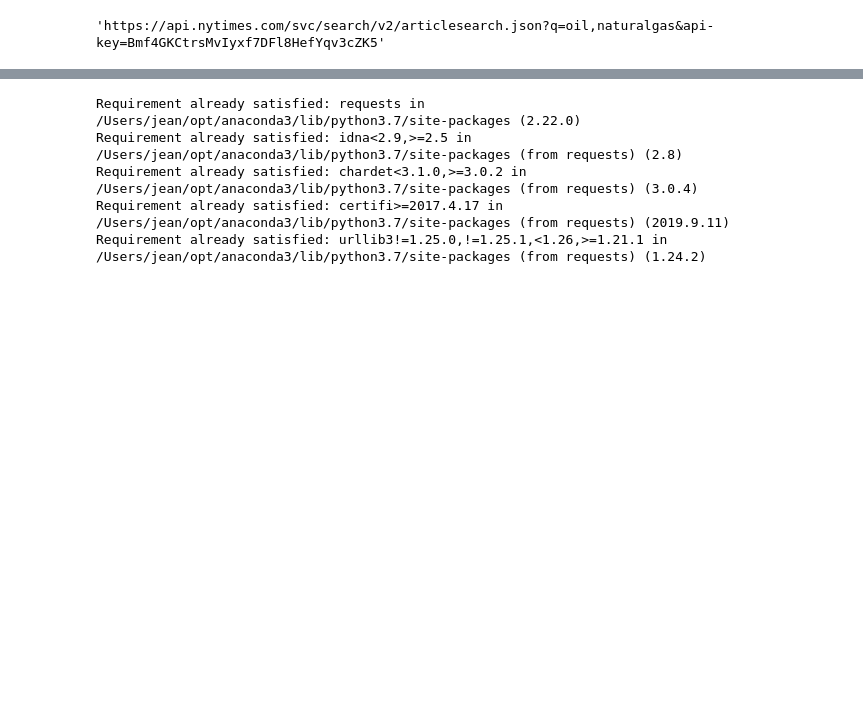
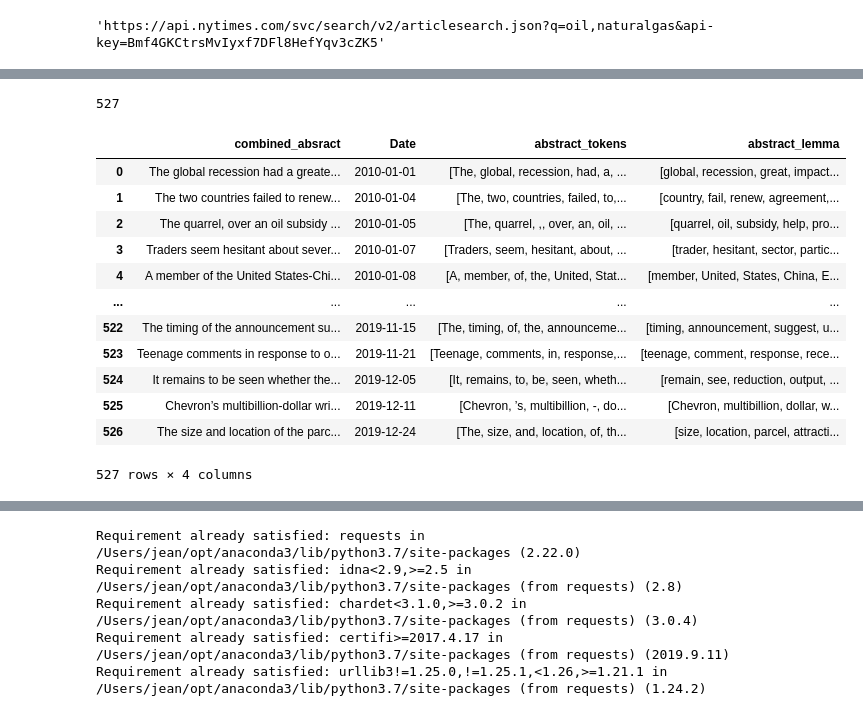
Before and after one commit to treyhunold/project_1, a Jupyter notebook: New_Articles.ipynb, the cells around one changed output, grey strips where cells are left out. Saved outputs shown, nothing was run; the diff lists cells and outputs as text; code cells hidden in the pictures; blank space fills up the shorter version.

```diff
--- a/New_Articles.ipynb
+++ b/New_Articles.ipynb
@@ -51,0 +170,2 @@ requests.get('https://api.nytimes.com/svc/search/v2/articlesearch.json?q=oil,nat
+# %%
+combined_news_day = pd.DataFrame(all_news_per_day,columns=['combined_absract', 'Date'])
@@ -51,0 +188,18 @@ requests.get('https://api.nytimes.com/svc/search/v2/articlesearch.json?q=oil,nat
+# %%
+tokens = []
+lemma = []
+
+for doc in nlp.pipe(combined_news_day['combined_absract'].astype('unicode').values, batch_size=50,
+                            n_threads=3):
+    if doc.is_parsed:
+            tokens.append([n.text for n in doc])
+            lemma.append([n.lemma_ for n in doc])
+
+    else:
+            # We want to make sure that the lists of parsed results have the
+            # same number of entries of the original Dataframe, so add some blanks in case the parse fails
+            tokens.append(None)
+            lemma.append(None)
+
+    combined_news_day['abstract_tokens'] = tokens
+    combined_news_day['abstract_lemma'] = lemma
@@ -51,0 +208,3 @@ requests.get('https://api.nytimes.com/svc/search/v2/articlesearch.json?q=oil,nat
+# %%
+
+combined_news_day['new_col'] = combined_news_day['combined_absract'].apply(lambda x: nlp(x))
@@ -51,0 +227,37 @@ requests.get('https://api.nytimes.com/svc/search/v2/articlesearch.json?q=oil,nat
+# %%
+combined_news_day
+# %% [output]
+527
+# %%
+tokens = []
+lemma = []
+for doc in nlp.pipe(combined_news_day['combined_absract'].astype('unicode').values, batch_size=50,
+                        n_threads=3):
+    if doc.is_parsed:
+        tokens.append([n.text for n in doc])
+        lemma.append([n.lemma_ for n in doc
+                        if not n.is_stop
+                        and not n.is_punct])
+    else:
+        # We want to make sure that the lists of parsed results have the
+        # same number of entries of the original Dataframe, so add some blanks in case the parse fails
+        tokens.append(None)
+        lemma.append(None)
+combined_news_day['abstract_tokens'] = tokens
+combined_news_day['abstract_lemma'] = lemma
+# %%
+combined_news_day.drop(['new_col'],axis=1)
+# %% [output]
+|  | combined_absract | Date | abstract_tokens | abstract_lemma |
+| 0 | The global recession had a greate... | 2010-01-01 | [The, global, recession, had, a, ... | [global, recession, great, impact... |
+| 1 | The two countries failed to renew... | 2010-01-04 | [The, two, countries, failed, to,... | [country, fail, renew, agreement,... |
+| 2 | The quarrel, over an oil subsidy ... | 2010-01-05 | [The, quarrel, ,, over, an, oil, ... | [quarrel, oil, subsidy, help, pro... |
+| 3 | Traders seem hesitant about sever... | 2010-01-07 | [Traders, seem, hesitant, about, ... | [trader, hesitant, sector, partic... |
+| 4 | A member of the United States-Chi... | 2010-01-08 | [A, member, of, the, United, Stat... | [member, United, States, China, E... |
+| ... | ... | ... | ... | ... |
+| 522 | The timing of the announcement su... | 2019-11-15 | [The, timing, of, the, announceme... | [timing, announcement, suggest, u... |
+| 523 | Teenage comments in response to o... | 2019-11-21 | [Teenage, comments, in, response,... | [teenage, comment, response, rece... |
+| 524 | It remains to be seen whether the... | 2019-12-05 | [It, remains, to, be, seen, wheth... | [remain, see, reduction, output, ... |
+| 525 | Chevron’s multibillion-dollar wri... | 2019-12-11 | [Chevron, ’s, multibillion, -, do... | [Chevron, multibillion, dollar, w... |
+| 526 | The size and location of the parc... | 2019-12-24 | [The, size, and, location, of, th... | [size, location, parcel, attracti... |
+527 rows × 4 columns
```
Also changed, not shown: parts of 34 cells of this notebook.
